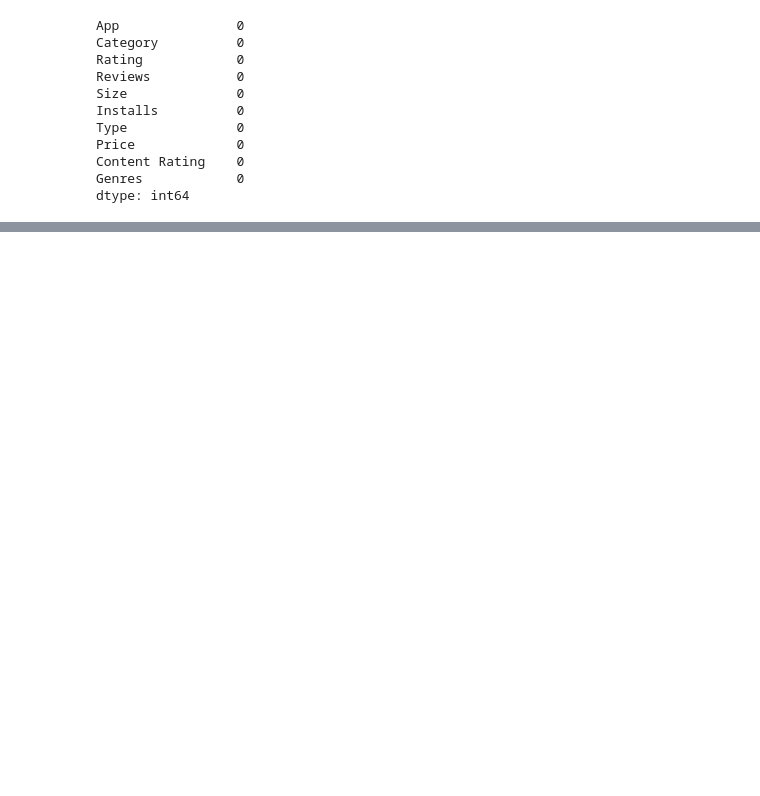
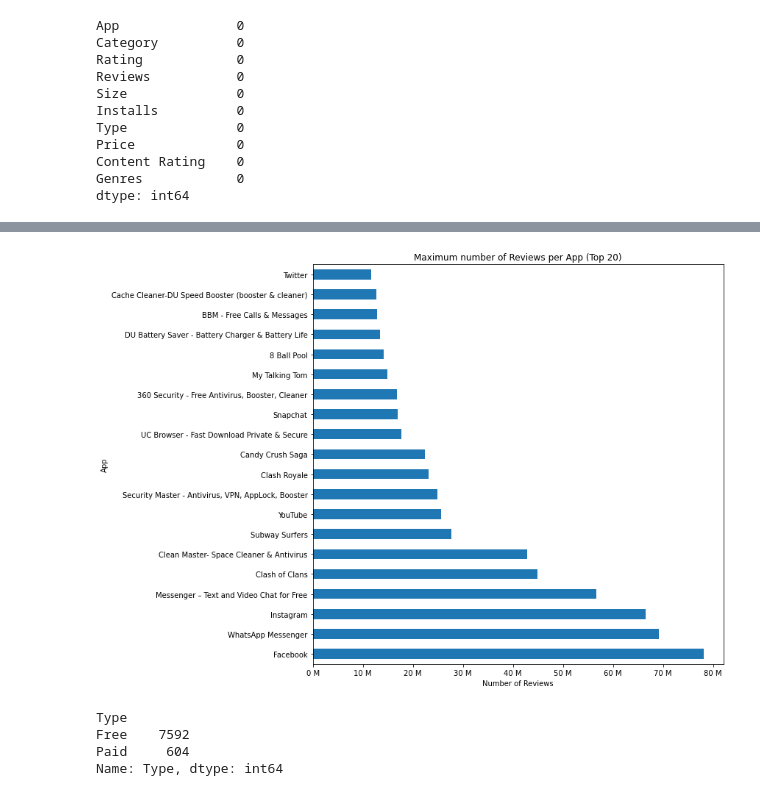
Before and after one commit to Tanya-Qader/google-play-store-project, a Jupyter notebook: Google_Playstore_Cleaning.ipynb, the cells around one changed output, grey strips where cells are left out. Cells and saved outputs as stored; diff of their text form; code cells hidden in the pictures; blank space fills up the shorter version.

```diff
--- a/Google_Playstore_Cleaning.ipynb
+++ b/Google_Playstore_Cleaning.ipynb
@@ -290,0 +216,5 @@ plt.show()
+# %%
+max_review_top20 = max_review_top20.reset_index()
+# %%
+df=max_review_top20.set_index("App")
+df
@@ -290,0 +262,23 @@ plt.show()
+# %%
+#Maximum number of Reviews per App (Top 20)
+
+plot = df.plot(kind='barh', legend=False, figsize=(10,10))
+def reviews(x, pos):
+    return '{:,.0f} M'.format(x / 1000000)
+
+plot.xaxis.set_major_formatter(reviews)
+plt.xlabel('Number of Reviews')
+plt.ylabel('App')
+plt.title('Maximum number of Reviews per App (Top 20)')
+plt.savefig("images/MaxReviews.png")
+# %% [output]
+[figure, added]
+# %%
+# finding the different types of apps average
+app_type= Googleplay_data_cleaned.groupby(["Type"])["Type"].count()
+app_type
+# %% [output]
+Type
+Free    7592
+Paid     604
+Name: Type, dtype: int64
```
Also changed, not shown: parts of 58 cells of this notebook.
